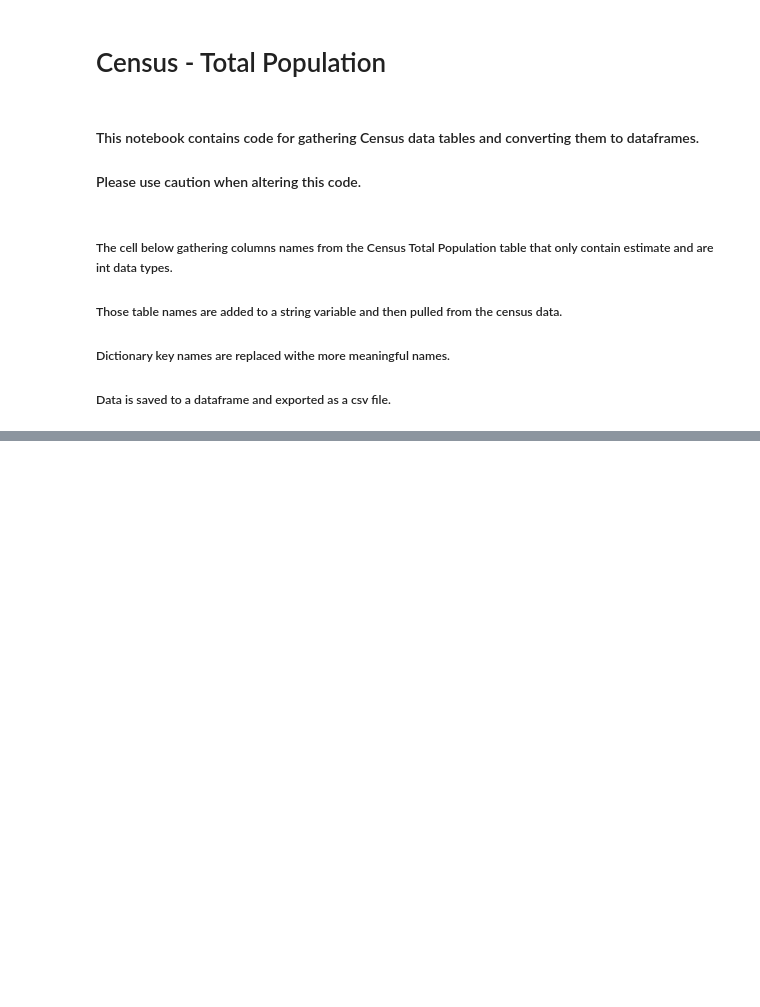
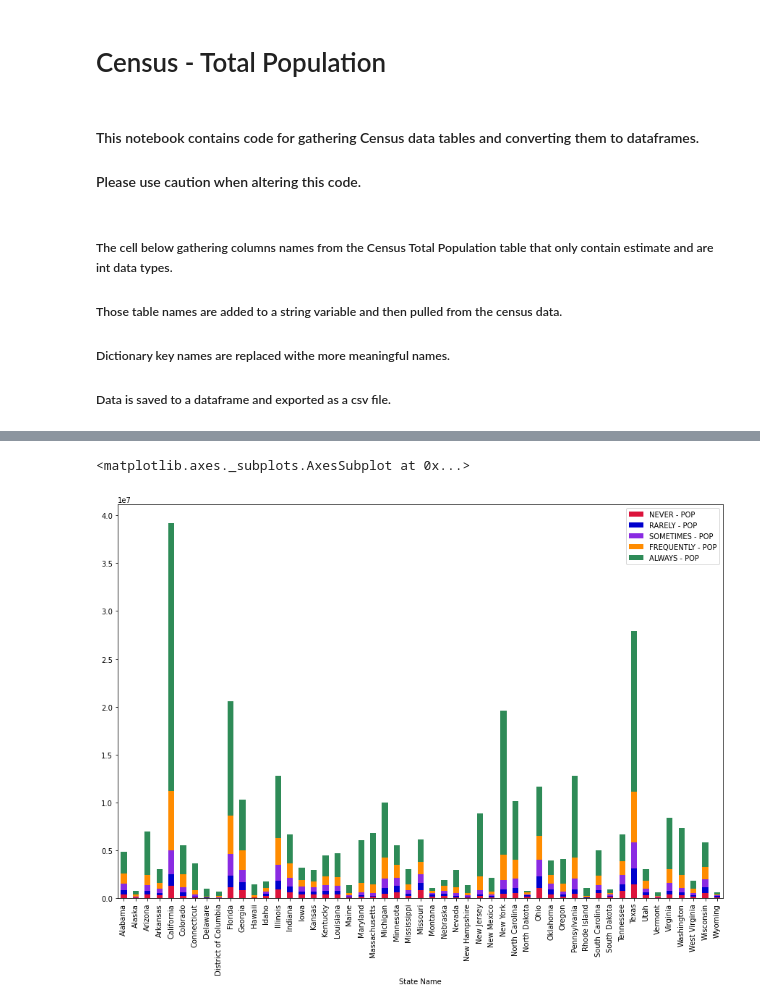
Before and after one commit to havyjavy/Healthcare-and-Covid-19, a Jupyter notebook: CensusData/Census_TotalPopulation.ipynb, the cells around one changed output, grey strips where cells are left out. Drawn from its saved outputs; the diff is of its cells as text; code cells hidden in the pictures; blank space fills up the shorter version.

Commit message:
Added code to combine census total population data and ny times mask data.

```diff
--- a/CensusData/Census_TotalPopulation.ipynb
+++ b/CensusData/Census_TotalPopulation.ipynb
@@ -21,6 +21,11 @@ c = Census(api_key, year=2018)
 
 # Set an option to allow up to 300 characters to print in each column
 pd.set_option('max_colwidth', 300)
+# %%
+tables = c.acs5.tables()
+
+# The tables variable contains a list of dicts, so we can convert directly to a dataframe
+table_df = pd.DataFrame(tables)
 # %% [markdown]
 ##### The cell below gathering columns names from the Census Total Population table that only contain estimate and are int data types.
 ##### Those table names are added to a string variable and then pulled from the census data.
@@ -64,0 +112,7 @@ NameError: name 'table_df' is not defined
+# %%
+infile = os.path.join("covid-19-data-master", "mask-use", "mask-use-by-county.csv" )
+nytimes_mask_data = pd.read_csv(infile)
+# nytimes_mask_data.dtypes
+nytimes_mask_data['COUNTYFP'] = nytimes_mask_data['COUNTYFP'].astype(str)
+nytimes_mask_data['COUNTYFP'] = nytimes_mask_data['COUNTYFP'].str.zfill(5)
+nytimes_mask_data
@@ -64,0 +133,3 @@ NameError: name 'table_df' is not defined
+# %%
+nytimesmask_census = pd.merge(nytimes_mask_data, census_TotalPop_sorted, on="COUNTYFP", how="left")
+nytimesmask_census
@@ -64,0 +150,16 @@ NameError: name 'table_df' is not defined
+# %%
+nytimesmaskcensus_grouped = nytimesmask_census.groupby(['State Name'])
+# nytimesmaskcensus_grouped.count()
+nytimesmaskcensus_mean = round(nytimesmaskcensus_grouped.mean(), 3)
+nytimesmaskcensus_sum = nytimesmaskcensus_grouped.sum()
+nytimesmaskcensus_sum
+nytimesmaskcensus_stats = nytimesmaskcensus_mean.drop(columns='Estimate!!Total')
+
+nytimesmaskcensus_stats_pop = pd.DataFrame()
+nytimesmaskcensus_stats_pop['TOTAL POP (ESTIMATE)'] = nytimesmaskcensus_sum['Estimate!!Total']
+nytimesmaskcensus_stats_pop['NEVER - POP'] = round(nytimesmaskcensus_stats['NEVER'] * nytimesmaskcensus_stats_pop['TOTAL POP (ESTIMATE)'], 0)
+nytimesmaskcensus_stats_pop['RARELY - POP'] = round(nytimesmaskcensus_stats['RARELY'] * nytimesmaskcensus_stats_pop['TOTAL POP (ESTIMATE)'], 0)
+nytimesmaskcensus_stats_pop['SOMETIMES - POP'] = round(nytimesmaskcensus_stats['SOMETIMES'] * nytimesmaskcensus_stats_pop['TOTAL POP (ESTIMATE)'], 0)
+nytimesmaskcensus_stats_pop['FREQUENTLY - POP'] = round(nytimesmaskcensus_stats['FREQUENTLY'] * nytimesmaskcensus_stats_pop['TOTAL POP (ESTIMATE)'], 0)
+nytimesmaskcensus_stats_pop['ALWAYS - POP'] = round(nytimesmaskcensus_stats['ALWAYS'] * nytimesmaskcensus_stats_pop['TOTAL POP (ESTIMATE)'], 0)
+nytimesmaskcensus_stats_pop.head()
@@ -64,0 +174,8 @@ NameError: name 'table_df' is not defined
+# %%
+colors = ['crimson', 'mediumblue','blueviolet', 'darkorange', 'seagreen', 'gold' ]
+
+nytimesmaskcensus_stats_pop.plot(kind='bar', y = ['NEVER - POP', 'RARELY - POP', 'SOMETIMES - POP', 'FREQUENTLY - POP', 'ALWAYS - POP'],
+                                 stacked=True, figsize=(15,10), color=colors)
+# %% [output]
+<matplotlib.axes._subplots.AxesSubplot at 0x...>
+[figure, added]
```
Also changed, not shown: parts of 6 cells of this notebook.
